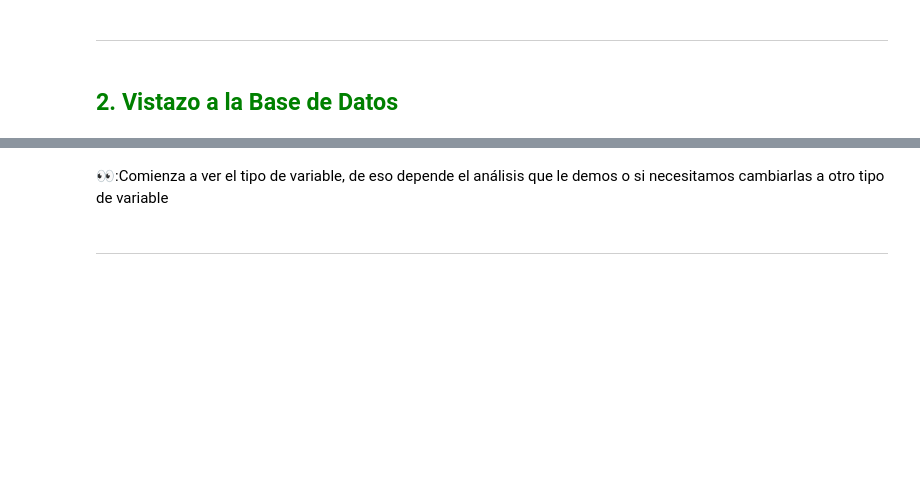
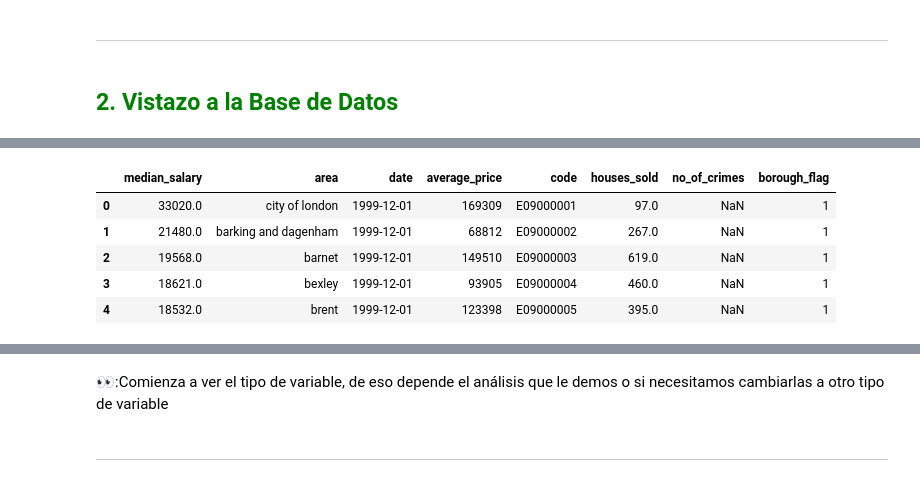
Before and after one commit to Lycanites/6IV8_HernandezCasta-edaAndreAlain_AD, a Jupyter notebook: Machine Learning python Archivos de Trabajo para el curso y Manual/Capítulo 2-Proyecto End-to-End/Cap2_plantilla.ipynb, the cells around one changed output, grey strips where cells are left out. Drawn from its saved outputs; the diff is of its cells as text; code cells hidden in the pictures; blank space fills up the shorter version.

```diff
--- a/Machine Learning python Archivos de Trabajo para el curso y Manual/Capítulo 2-Proyecto End-to-End/Cap2_plantilla.ipynb
+++ b/Machine Learning python Archivos de Trabajo para el curso y Manual/Capítulo 2-Proyecto End-to-End/Cap2_plantilla.ipynb
@@ -70,4 +63,13 @@ def download_and_load_csv(base_url, file_path, save_dir="data"):
 # %%
 #Fusionar los dos dataframe
+data = pd.merge(df1, df2)
+data.head()
+# %% [output]
+|  | median_salary | area | date | average_price | code | houses_sold | no_of_crimes | borough_flag |
+| 0 | 33020.0 | city of london | 1999-12-01 | 169309 | E09000001 | 97.0 | NaN | 1 |
+| 1 | 21480.0 | barking and dagenham | 1999-12-01 | 68812 | E09000002 | 267.0 | NaN | 1 |
+| 2 | 19568.0 | barnet | 1999-12-01 | 149510 | E09000003 | 619.0 | NaN | 1 |
+| 3 | 18621.0 | bexley | 1999-12-01 | 93905 | E09000004 | 460.0 | NaN | 1 |
+| 4 | 18532.0 | brent | 1999-12-01 | 123398 | E09000005 | 395.0 | NaN | 1 |
 # %%
 # Obtener información de los datos.
```
Also changed, not shown: parts of 19 cells of this notebook, 1 other file.
